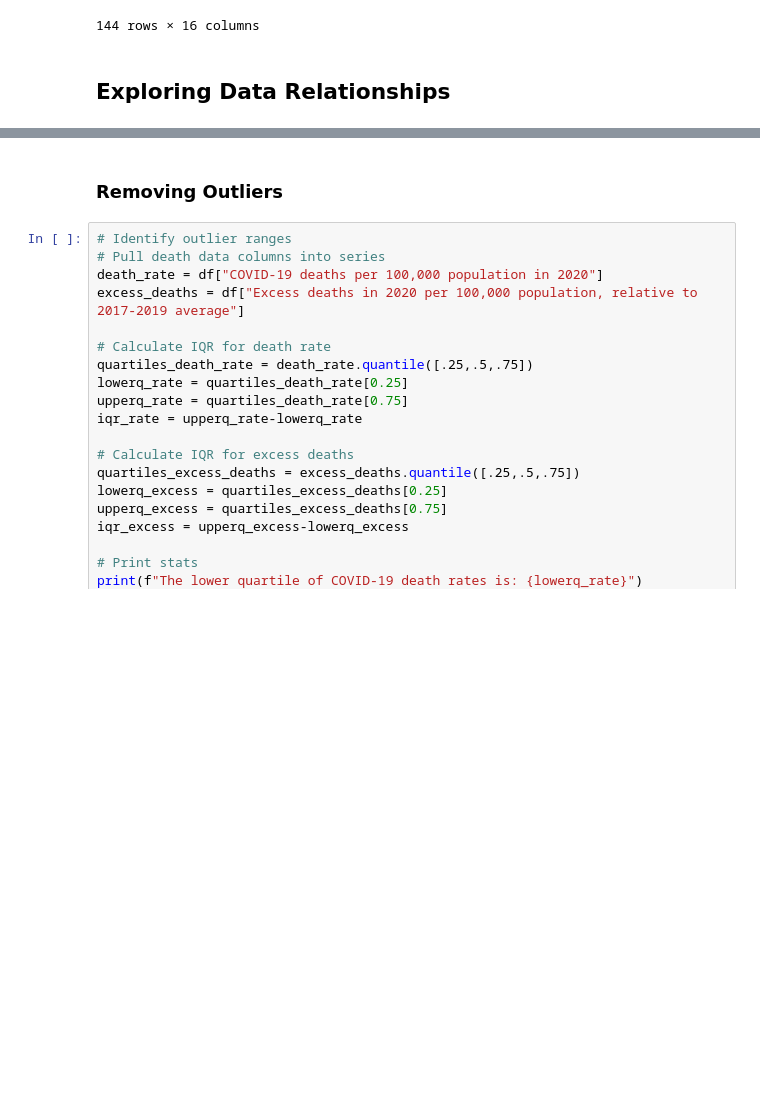
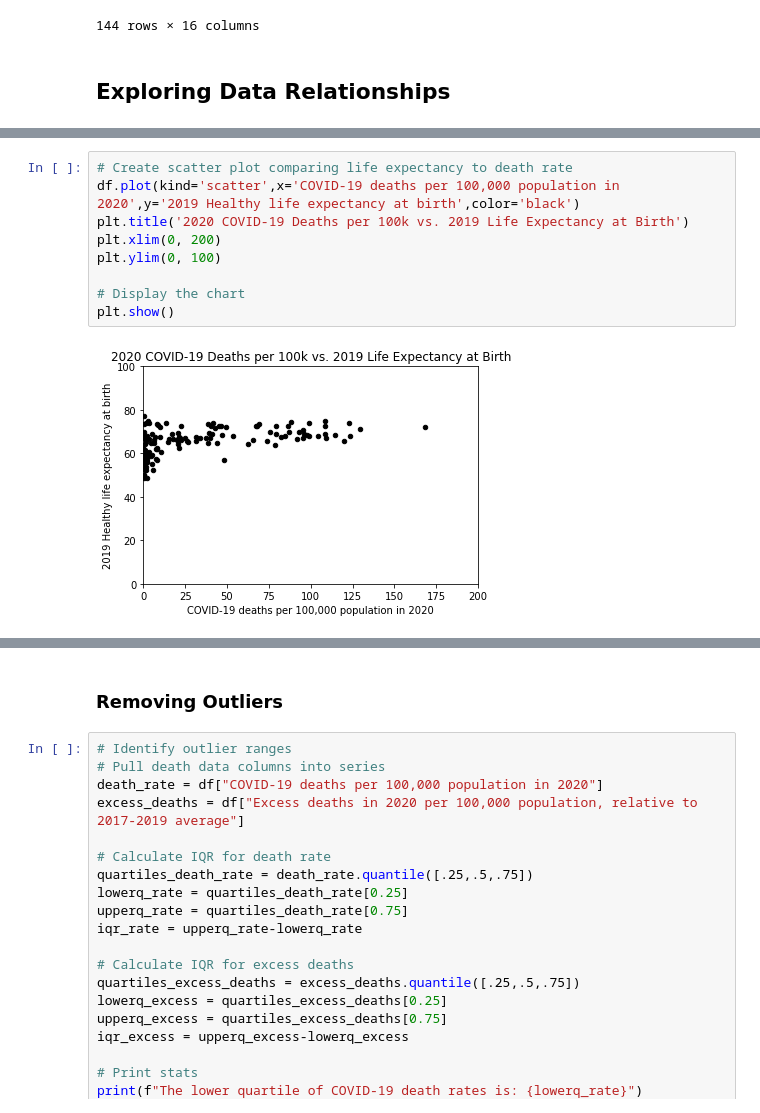
Before and after one commit to sydnipierce/butler-groupD-project1, a Jupyter notebook: Analysis/data_expl_cleansing.ipynb, the cells around one changed output, grey strips where cells are left out. Saved outputs shown, nothing was run; the diff lists cells and outputs as text; blank space fills up the shorter version.

```diff
--- a/Analysis/data_expl_cleansing.ipynb
+++ b/Analysis/data_expl_cleansing.ipynb
@@ -160,0 +185,11 @@ plt.show()
+# %%
+# Create scatter plot comparing life expectancy to death rate
+df.plot(kind='scatter',x='COVID-19 deaths per 100,000 population in 2020',y='2019 Healthy life expectancy at birth',color='black')
+plt.title('2020 COVID-19 Deaths per 100k vs. 2019 Life Expectancy at Birth')
+plt.xlim(0, 200)
+plt.ylim(0, 100)
+
+# Display the chart
+plt.show()
+# %% [output]
+[figure, added]
```
Also changed, not shown: parts of 12 cells of this notebook.
